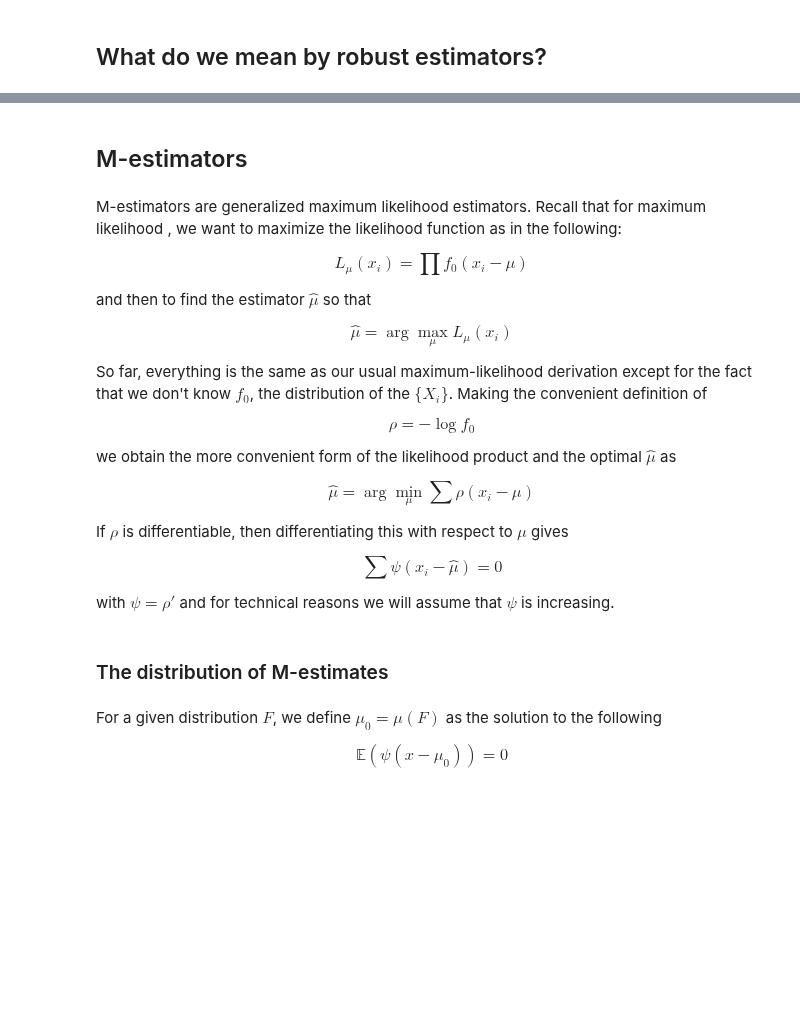
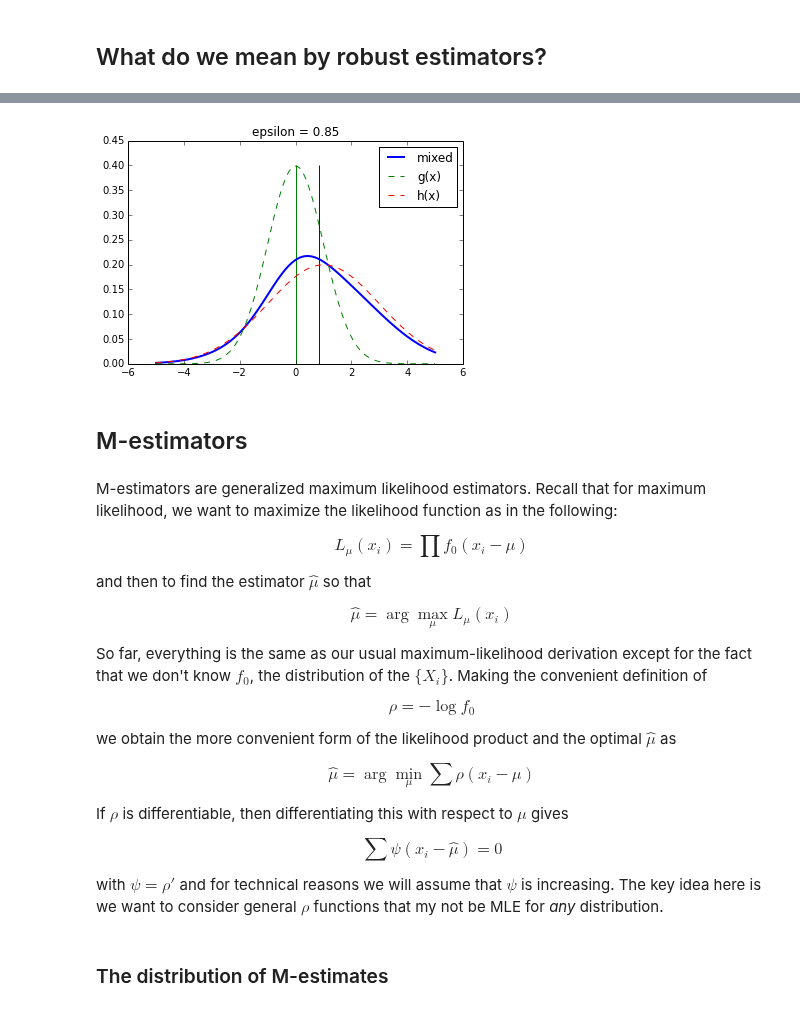
Before and after one commit to unpingco/Python-for-Signal-Processing, a Jupyter notebook: Robust_Statistics.ipynb, the cells around one changed output, grey strips where cells are left out. Drawn from its saved outputs; the diff is of its cells as text; code cells hidden in the pictures; blank space fills up the shorter version.

```diff
--- a/Robust_Statistics.ipynb
+++ b/Robust_Statistics.ipynb
@@ -85,7 +102,23 @@ stats.kstest(samples,'norm')
+# %%
+def plot_mixed_dist(epsilon=.1):
+    n1 = stats.norm(1,2)
+    xi = linspace(-5,5,100)
+    fig,ax = subplots()
+    ax.plot(xi,[sympy.lambdify(x,mixed_pdf.subs(eps,epsilon))(i) for i in xi],label='mixed',lw=2)
+    ax.plot(xi,n0.pdf(xi),label='g(x)',linestyle='--')
+    ax.plot(xi,n1.pdf(xi),label='h(x)',linestyle='--')
+    ax.legend(loc=0)
+    ax.set_title('epsilon = %2.2f'%(epsilon))
+    ax.vlines(0,0,.4,linestyle='-',color='g')
+    ax.vlines(epsilon,0,.4,linestyle='-',color='b')
+
+interact(plot_mixed_dist,epsilon=(0,1,.05))
+# %% [output]
+[figure, added]
 # %% [markdown]
 ## M-estimators
 # %% [markdown]
-M-estimators are generalized maximum likelihood estimators. Recall that for maximum likelihood , we want to maximize the likelihood function as in the following:
+M-estimators are generalized maximum likelihood estimators. Recall that for maximum likelihood, we want to maximize the likelihood function as in the following:
 
 $$ L_{\mu}(x_i) = \prod f_0(x_i-\mu)$$
 
@@ -105,10 +138,6 @@ If $\rho$ is differentiable, then differentiating  this with respect to $\mu$ gi
 
 $$ \sum \psi(x_i-\hat{\mu}) = 0 $$
 
-with $\psi = \rho'$ and for technical reasons we will assume that $\psi$ is increasing.
+with $\psi = \rho'$ and for technical reasons we will assume that $\psi$ is increasing. The key idea here is we want to consider general $\rho$ functions that my not be MLE for *any* distribution.
 # %% [markdown]
 ### The distribution of  M-estimates
-# %% [markdown]
-For a given distribution $F$, we define $\mu_0=\mu(F)$ as the solution to the following
-
-$$ \mathbb{E}(\psi(x-\mu_0))= 0 $$
```
Also changed, not shown: parts of 13 cells of this notebook, 1 other file.
